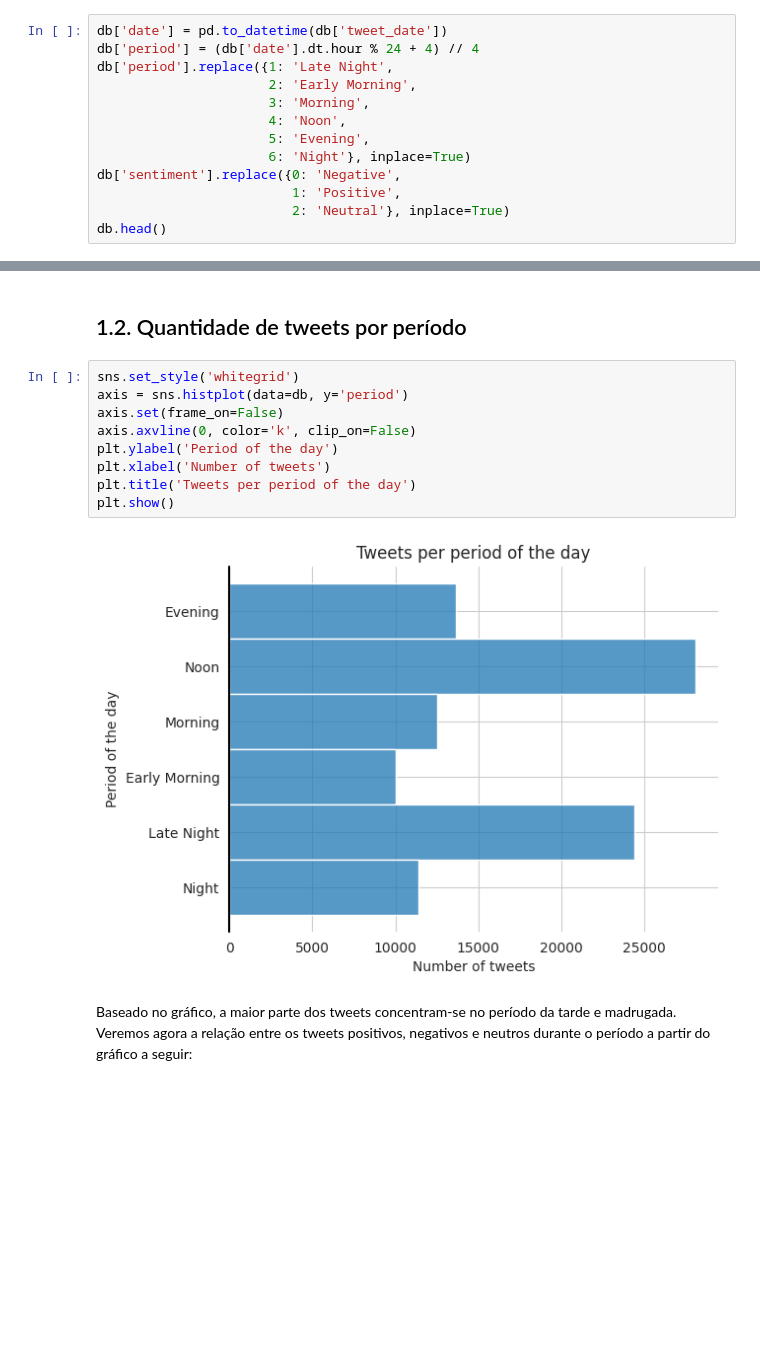
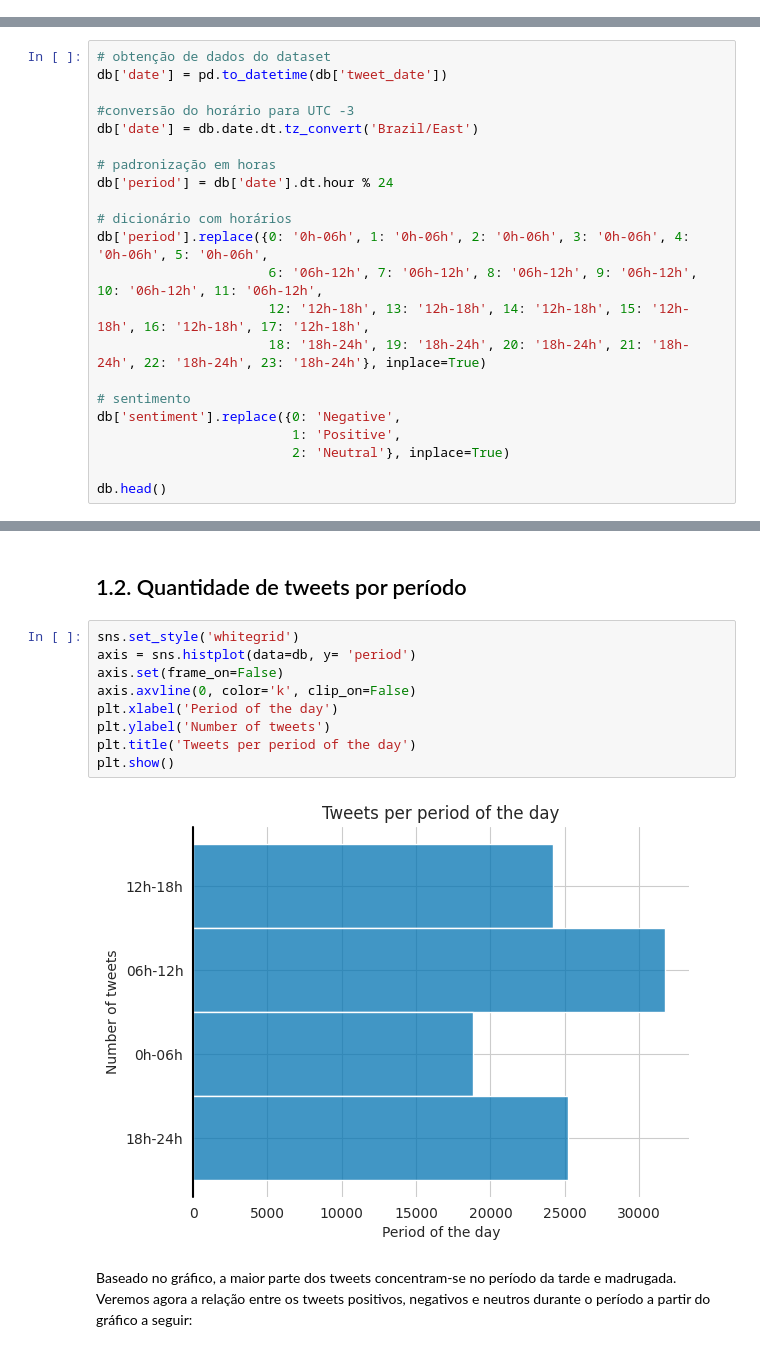
Before and after one commit to atlantico-academy/twitter-sentiment-analysis, a Jupyter notebook: notebooks/01-exploratory_data_analysis.ipynb, the cells around one changed output, grey strips where cells are left out. Saved outputs shown, nothing was run; the diff lists cells and outputs as text; blank space fills up the shorter version.

```diff
--- a/notebooks/01-exploratory_data_analysis.ipynb
+++ b/notebooks/01-exploratory_data_analysis.ipynb
@@ -83,16 +87,3 @@ dtype: int64
 A base de dados não possui valores nulos.
 # %% [markdown]
 ## 1.1. Obtenção dos períodos do dia
-# %%
-db['date'] = pd.to_datetime(db['tweet_date'])
-db['period'] = (db['date'].dt.hour % 24 + 4) // 4
-db['period'].replace({1: 'Late Night',
-                      2: 'Early Morning',
-                      3: 'Morning',
-                      4: 'Noon',
-                      5: 'Evening',
-                      6: 'Night'}, inplace=True)
-db['sentiment'].replace({0: 'Negative',
-                         1: 'Positive',
-                         2: 'Neutral'}, inplace=True)
-db.head()
@@ -105,0 +90,22 @@ db.head()
+# %%
+# obtenção de dados do dataset
+db['date'] = pd.to_datetime(db['tweet_date'])
+
+#conversão do horário para UTC -3
+db['date'] = db.date.dt.tz_convert('Brazil/East')
+
+# padronização em horas
+db['period'] = db['date'].dt.hour % 24
+
+# dicionário com horários
+db['period'].replace({0: '0h-06h', 1: '0h-06h', 2: '0h-06h', 3: '0h-06h', 4: '0h-06h', 5: '0h-06h',
+                      6: '06h-12h', 7: '06h-12h', 8: '06h-12h', 9: '06h-12h', 10: '06h-12h', 11: '06h-12h',
+                      12: '12h-18h', 13: '12h-18h', 14: '12h-18h', 15: '12h-18h', 16: '12h-18h', 17: '12h-18h',
+                      18: '18h-24h', 19: '18h-24h', 20: '18h-24h', 21: '18h-24h', 22: '18h-24h', 23: '18h-24h'}, inplace=True)
+
+# sentimento
+db['sentiment'].replace({0: 'Negative',
+                         1: 'Positive',
+                         2: 'Neutral'}, inplace=True)
+
+db.head()
@@ -107,15 +123,15 @@ db.head()
 ## 1.2. Quantidade de tweets por período
 # %%
 sns.set_style('whitegrid')
-axis = sns.histplot(data=db, y='period')
+axis = sns.histplot(data=db, y= 'period')
 axis.set(frame_on=False)
 axis.axvline(0, color='k', clip_on=False)
-plt.ylabel('Period of the day')
-plt.xlabel('Number of tweets')
+plt.xlabel('Period of the day')
+plt.ylabel('Number of tweets')
 plt.title('Tweets per period of the day')
 plt.show()
 # %% [output]
-[figure, old version]
+[figure, new version]
 # %% [markdown]
 Baseado no gráfico, a maior parte dos tweets concentram-se no período da tarde e madrugada. Veremos agora a relação entre os tweets positivos, negativos e neutros durante o período a partir do gráfico a seguir:
 # %%
```
Also changed, not shown: parts of 20 cells of this notebook, 1 other file.
